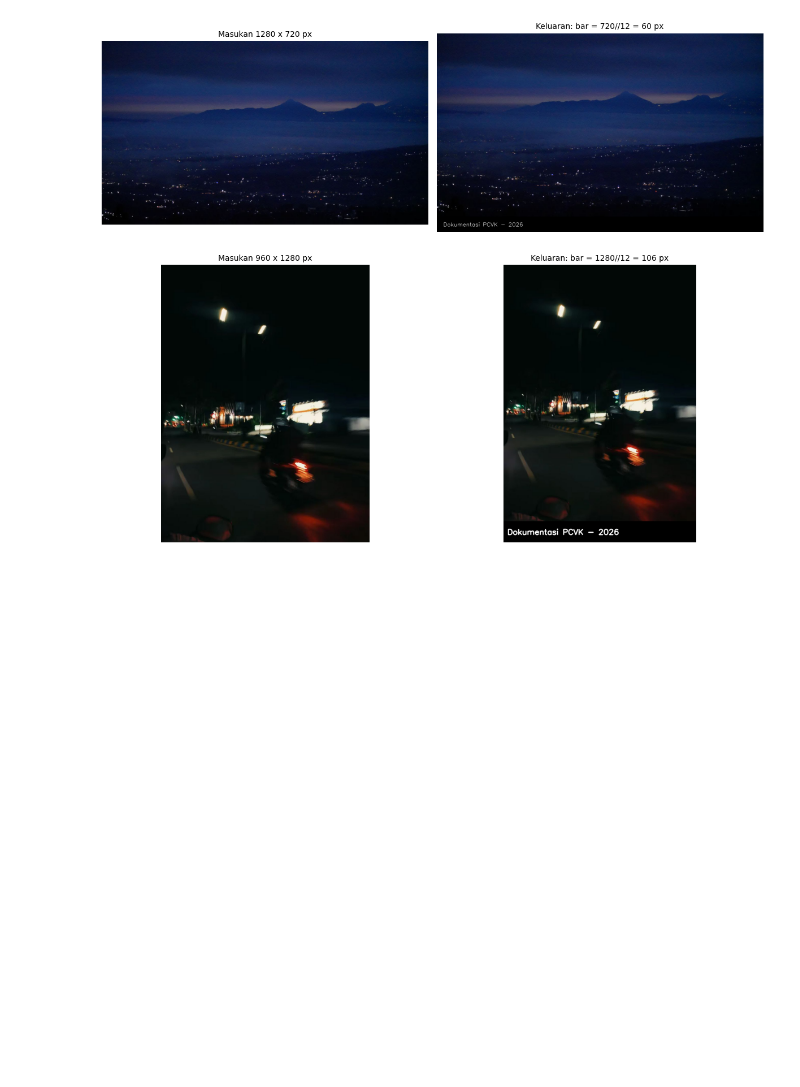
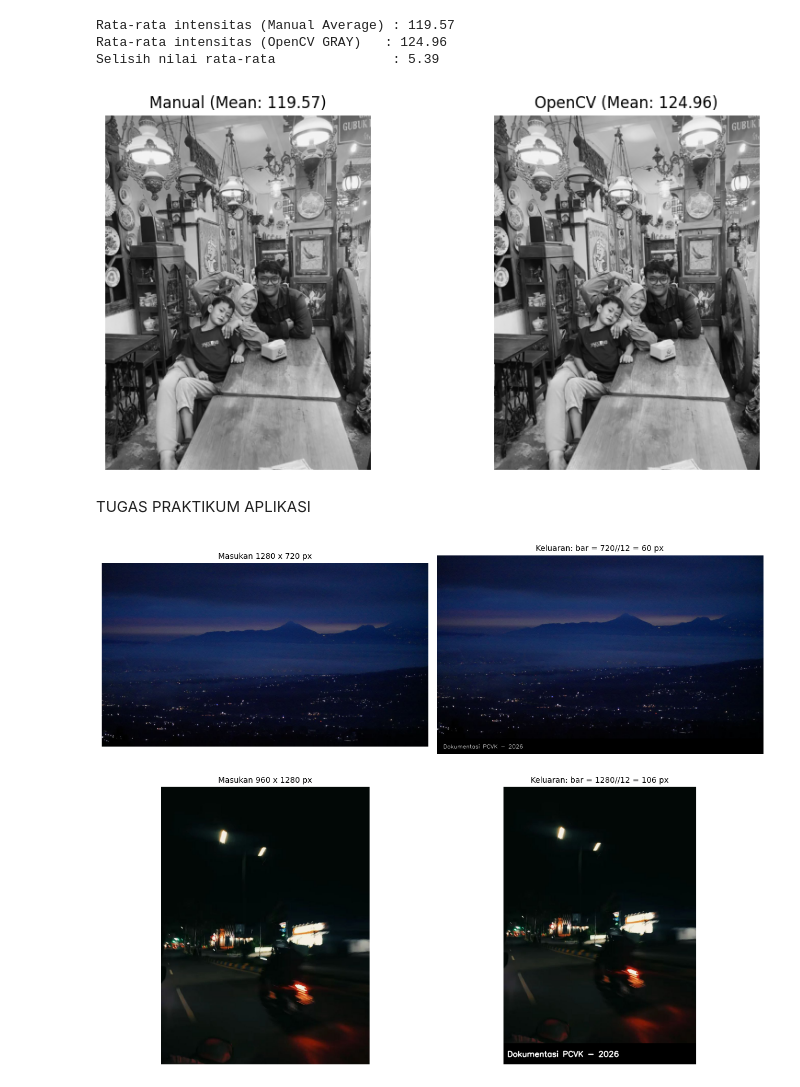
Before and after one commit to hikaaru13/PCVK-GANJIL-TUGAS, a Jupyter notebook: TUGAS_Aplikasi_Pertemuan2.ipynb, the cells around one changed output. Drawn from its saved outputs; the diff is of its cells as text; code cells hidden in the pictures; blank space fills up the shorter version.

```diff
--- a/TUGAS_Aplikasi_Pertemuan2.ipynb
+++ b/TUGAS_Aplikasi_Pertemuan2.ipynb
@@ -3,3 +99,47 @@
+# %%
+import cv2
+import numpy as np
+import matplotlib.pyplot as plt
+
+# 1. Baca citra
+img_bgr = cv2.imread('/content/drive/MyDrive/PCVK/FOTO_FORMAL.jpeg')
+img_rgb = cv2.cvtColor(img_bgr, cv2.COLOR_BGR2RGB)
+
+# 2. Konversi Grayscale Manual (Rata-rata 3 Kanal)
+# Mengubah ke float biar perhitungan tidak overflow
+r, g, b = img_rgb[:,:,0], img_rgb[:,:,1], img_rgb[:,:,2]
+gray_manual = ((r.astype(np.float32) + g.astype(np.float32) + b.astype(np.float32)) / 3).astype(np.uint8)
+
+# 3. Konversi Grayscale OpenCV (Luminance)
+gray_opencv = cv2.cvtColor(img_bgr, cv2.COLOR_BGR2GRAY)
+
+# 4. Hitung Rata-rata Intensitas Piksel
+mean_manual = np.mean(gray_manual)
+mean_opencv = np.mean(gray_opencv)
+
+# 5. Tampilkan Data Hasil
+print(f"Rata-rata intensitas (Manual Average) : {mean_manual:.2f}")
+print(f"Rata-rata intensitas (OpenCV GRAY)   : {mean_opencv:.2f}")
+print(f"Selisih nilai rata-rata               : {abs(mean_manual - mean_opencv):.2f}")
+
+# Plot Perbandingan Visual
+fig, axes = plt.subplots(1, 2, figsize=(10, 5))
+axes[0].imshow(gray_manual, cmap='gray')
+axes[0].set_title(f'Manual (Mean: {mean_manual:.2f})')
+axes[0].axis('off')
+
+axes[1].imshow(gray_opencv, cmap='gray')
+axes[1].set_title(f'OpenCV (Mean: {mean_opencv:.2f})')
+axes[1].axis('off')
+
+plt.show()
+# %% [output]
+Rata-rata intensitas (Manual Average) : 119.57
+Rata-rata intensitas (OpenCV GRAY)   : 124.96
+Selisih nilai rata-rata               : 5.39
+[figure, added]
+# %% [markdown]
+TUGAS PRAKTIKUM APLIKASI
 # %%
 import cv2 as cv
 import numpy as np
```
Also changed, not shown: parts of 11 cells of this notebook.
